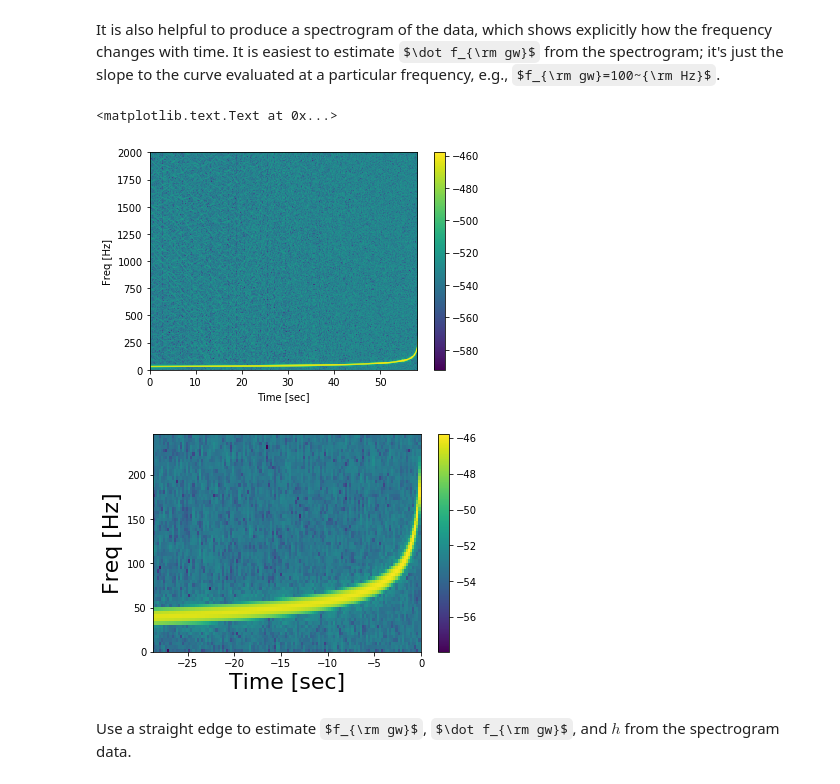
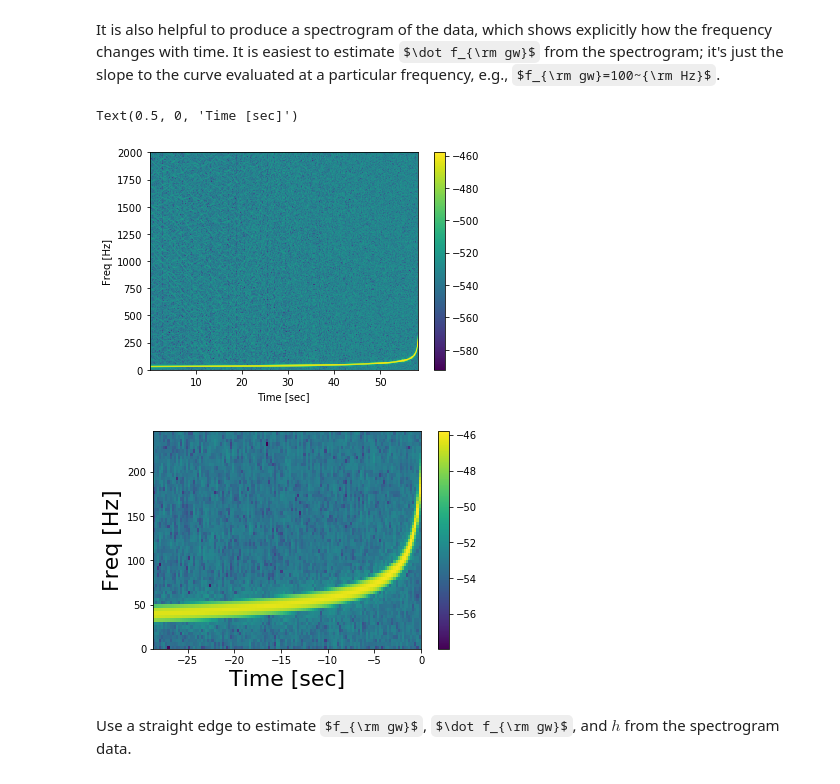
Before and after one commit to jkanner/aapt, a Jupyter notebook: AAPT-WM19-Romano.ipynb, the cells around one changed output. Cells and saved outputs as stored; diff of their text form; code cells hidden in the pictures; some formulas as TeX source.

```diff
--- a/AAPT-WM19-Romano.ipynb
+++ b/AAPT-WM19-Romano.ipynb
@@ -180,24 +204,24 @@ It is also helpful to produce a spectrogram of the data, which shows explicitly
 # %%
 # plot spectrogram (zoom in on last 30 seconds and below 256 Hz)
 NFFT = 1024
 window = np.blackman(NFFT)
 plt.figure()
 spec_power, freqs, times, im = plt.specgram(h, NFFT=NFFT, Fs=fs, window=window)
 plt.colorbar()
 plt.ylabel('Freq [Hz]')
 plt.xlabel('Time [sec]')
 #plt.savefig('spectrogram', bbox_inches='tight', dpi=400)
 
 plt.figure()
-plt.pcolormesh(times[(len(times)+1)/2:len(times)]-times[-1], freqs[0:64], np.log10(spec_power[0:64,(len(times)+1)/2:len(times)]))
+plt.pcolormesh(times[int((len(times)+1)/2):len(times)]-times[-1], freqs[0:64], np.log10(spec_power[0:64,int((len(times)+1)/2):len(times)]))
 plt.colorbar()
 plt.ylabel('Freq [Hz]', size=22)
 plt.xlabel('Time [sec]', size=22)
 #plt.savefig('spectrogram', bbox_inches='tight', dpi=400)
 # %% [output]
-<matplotlib.text.Text at 0x...>
+Text(0.5, 0, 'Time [sec]')
-[figure, old version]
+[figure, new version]
-[figure, old version]
+[figure, new version]
 # %% [markdown]
 Use a straight edge to estimate $f_{\rm gw}$, $\dot f_{\rm gw}$, and $h$ from the spectrogram data.
 # %% [markdown]
```
Also changed, not shown: parts of 14 cells of this notebook.
